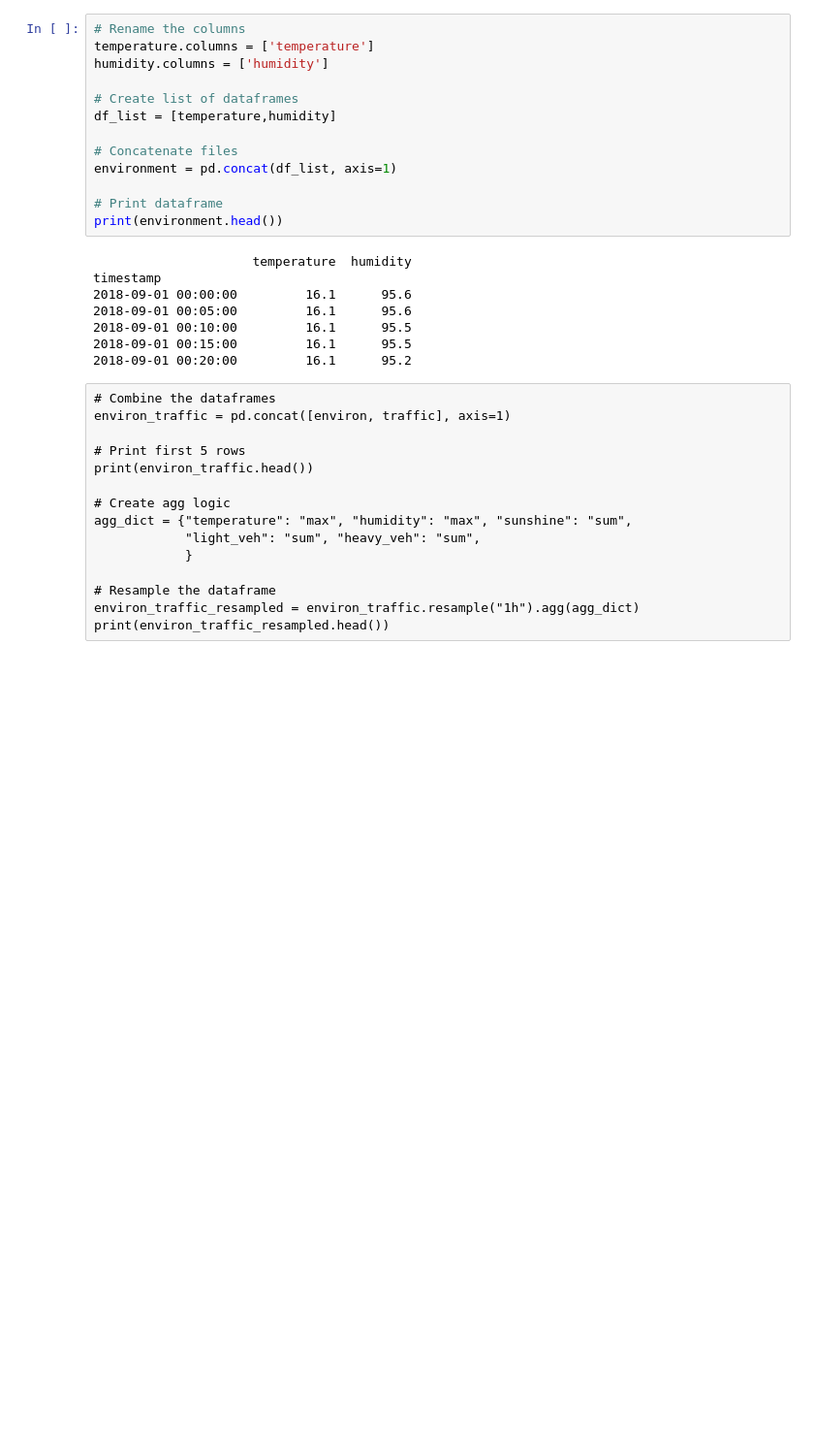
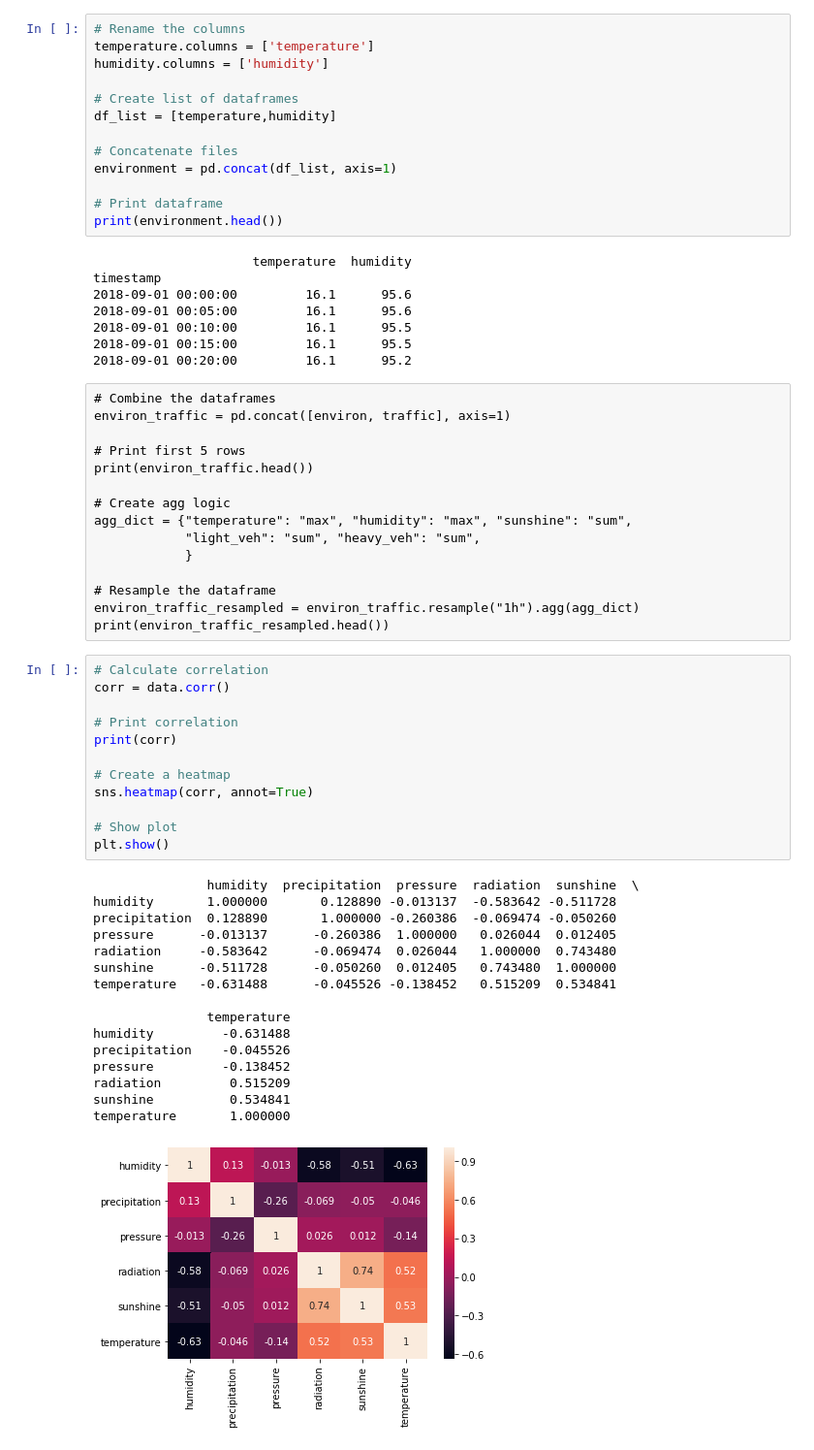
Before and after one commit to DavitGadyan/Mix_Cheatsheets, a Jupyter notebook: Analyzing IoT Data in Python.ipynb, the cells around one changed output. Shown: that part at 97% size. Drawn from its saved outputs; the diff is of its cells as text; blank space fills up the shorter version.

```diff
--- a/Analyzing IoT Data in Python.ipynb
+++ b/Analyzing IoT Data in Python.ipynb
@@ -414,3 +415,32 @@ agg_dict = {"temperature": "max", "humidity": "max", "sunshine": "sum",
 # Resample the dataframe
 environ_traffic_resampled = environ_traffic.resample("1h").agg(agg_dict)
 print(environ_traffic_resampled.head())
+# %%
+# Calculate correlation
+corr = data.corr()
+
+# Print correlation
+print(corr)
+
+# Create a heatmap
+sns.heatmap(corr, annot=True)
+
+# Show plot
+plt.show()
+# %% [output]
+               humidity  precipitation  pressure  radiation  sunshine  \
+humidity       1.000000       0.128890 -0.013137  -0.583642 -0.511728
+precipitation  0.128890       1.000000 -0.260386  -0.069474 -0.050260
+pressure      -0.013137      -0.260386  1.000000   0.026044  0.012405
+radiation     -0.583642      -0.069474  0.026044   1.000000  0.743480
+sunshine      -0.511728      -0.050260  0.012405   0.743480  1.000000
+temperature   -0.631488      -0.045526 -0.138452   0.515209  0.534841
+
+               temperature
+humidity         -0.631488
+precipitation    -0.045526
+pressure         -0.138452
+radiation         0.515209
+sunshine          0.534841
+temperature       1.000000
+[figure, added]
```
Also changed, not shown: parts of 10 cells of this notebook.
